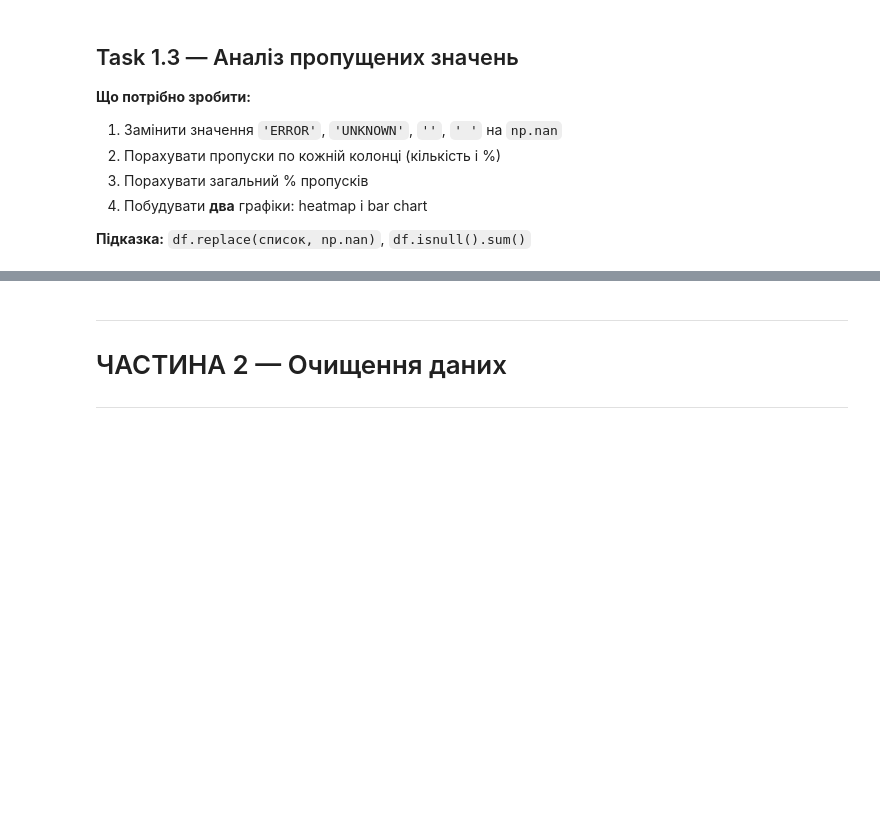
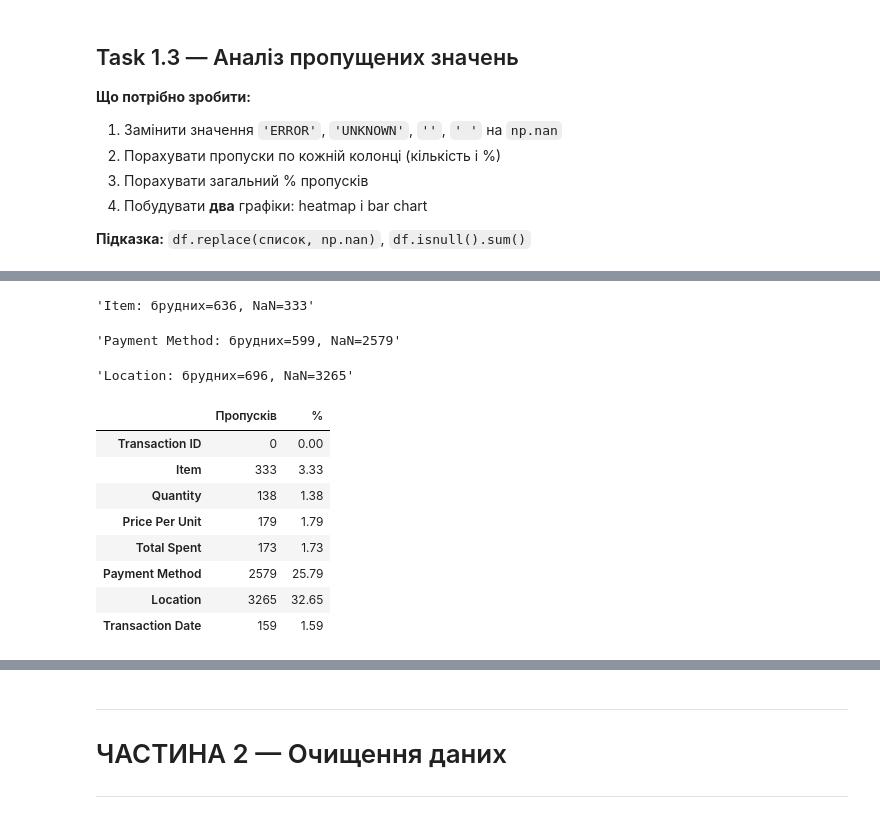
Before and after one commit to T-Svitlichna/Analysis_Cafe_Sales, a Jupyter notebook: Clean_new_cafe_eda_workbook_version2.ipynb, the cells around one changed output, grey strips where cells are left out. Drawn from its saved outputs; the diff is of its cells as text; code cells hidden in the pictures; blank space fills up the shorter version.

```diff
--- a/Clean_new_cafe_eda_workbook_version2.ipynb
+++ b/Clean_new_cafe_eda_workbook_version2.ipynb
@@ -132,0 +205,26 @@ print(f'\nЗагальний % пропусків: {total_pct:.2f}%')
+# %%
+dirty = ["ERROR", "UNKNOWN", "N/A", ""]
+
+for col in ["Item", "Payment Method", "Location"]:
+    count = df[col].isin(dirty).sum()
+    nan = df[col].isna().sum()
+    display(f"{col}: брудних={count}, NaN={nan}")
+
+    #df[col] = df[col].replace(dirty, np.nan)
+    #display(df[col].value_counts(dropna=False))
+# %% [output]
+'Item: брудних=636, NaN=333'
+'Payment Method: брудних=599, NaN=2579'
+'Location: брудних=696, NaN=3265'
+# %%
+missing_df # всі данні до заміни
+# %% [output]
+|  | Пропусків | % |
+| Transaction ID | 0 | 0.00 |
+| Item | 333 | 3.33 |
+| Quantity | 138 | 1.38 |
+| Price Per Unit | 179 | 1.79 |
+| Total Spent | 173 | 1.73 |
+| Payment Method | 2579 | 25.79 |
+| Location | 3265 | 32.65 |
+| Transaction Date | 159 | 1.59 |
```
Also changed, not shown: parts of 15 cells of this notebook.
